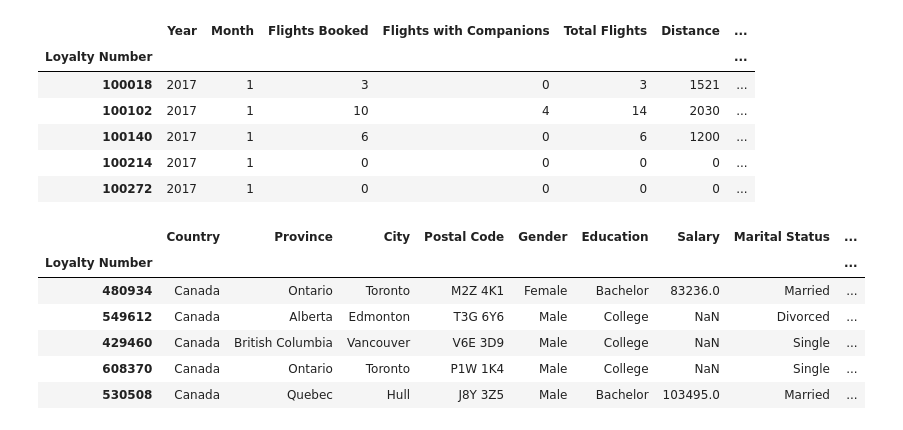
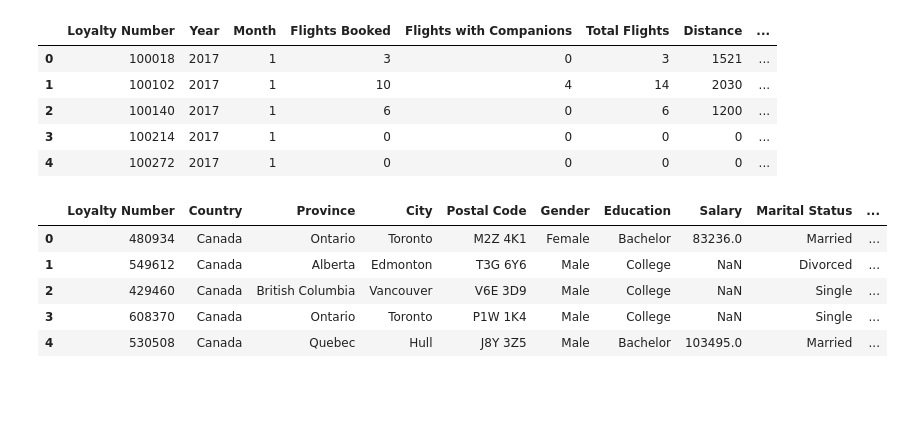
Before and after one commit to Adalab/bda-modulo-3-evaluacion-final-lucianayelicich, a Jupyter notebook: Fase 1 - Exploracion y limpieza/limpieza_datos.ipynb, the cells around one changed output. Cells and saved outputs as stored; diff of their text form; code cells hidden in the pictures; blank space fills up the shorter version.

```diff
--- a/Fase 1 - Exploracion y limpieza/limpieza_datos.ipynb
+++ b/Fase 1 - Exploracion y limpieza/limpieza_datos.ipynb
@@ -7,27 +12,25 @@ import pandas as pd
 pd.set_option("display.max_columns", None)
 # %%
 #cargamos los dataset
-df_vuelos = pd.read_csv("/Users/lucianayelicich/Desktop/Adalab/bda-modulo-3-evaluacion-final-lucianayelicich/Data/Customer Flight Activity.csv", index_col= 0)
+df_vuelos = pd.read_csv("/Users/lucianayelicich/Desktop/Adalab/bda-modulo-3-evaluacion-final-lucianayelicich/Data/Customer Flight Activity.csv")
 df_vuelos.head()
 # %% [output]
-|  | Year | Month | Flights Booked | Flights with Companions | Total Flights | Distance | ... |
-| Loyalty Number |  |  |  |  |  |  | ... |
-| 100018 | 2017 | 1 | 3 | 0 | 3 | 1521 | ... |
-| 100102 | 2017 | 1 | 10 | 4 | 14 | 2030 | ... |
-| 100140 | 2017 | 1 | 6 | 0 | 6 | 1200 | ... |
-| 100214 | 2017 | 1 | 0 | 0 | 0 | 0 | ... |
-| 100272 | 2017 | 1 | 0 | 0 | 0 | 0 | ... |
+|  | Loyalty Number | Year | Month | Flights Booked | Flights with Companions | Total Flights | Distance | ... |
+| 0 | 100018 | 2017 | 1 | 3 | 0 | 3 | 1521 | ... |
+| 1 | 100102 | 2017 | 1 | 10 | 4 | 14 | 2030 | ... |
+| 2 | 100140 | 2017 | 1 | 6 | 0 | 6 | 1200 | ... |
+| 3 | 100214 | 2017 | 1 | 0 | 0 | 0 | 0 | ... |
+| 4 | 100272 | 2017 | 1 | 0 | 0 | 0 | 0 | ... |
 # %%
-df_fidelidad = pd.read_csv("/Users/lucianayelicich/Desktop/Adalab/bda-modulo-3-evaluacion-final-lucianayelicich/Data/Customer Loyalty History.csv", index_col= 0)
+df_fidelidad = pd.read_csv("/Users/lucianayelicich/Desktop/Adalab/bda-modulo-3-evaluacion-final-lucianayelicich/Data/Customer Loyalty History.csv")
 df_fidelidad.head()
 # %% [output]
-|  | Country | Province | City | Postal Code | Gender | Education | Salary | Marital Status | ... |
-| Loyalty Number |  |  |  |  |  |  |  |  | ... |
-| 480934 | Canada | Ontario | Toronto | M2Z 4K1 | Female | Bachelor | 83236.0 | Married | ... |
-| 549612 | Canada | Alberta | Edmonton | T3G 6Y6 | Male | College | NaN | Divorced | ... |
-| 429460 | Canada | British Columbia | Vancouver | V6E 3D9 | Male | College | NaN | Single | ... |
-| 608370 | Canada | Ontario | Toronto | P1W 1K4 | Male | College | NaN | Single | ... |
-| 530508 | Canada | Quebec | Hull | J8Y 3Z5 | Male | Bachelor | 103495.0 | Married | ... |
+|  | Loyalty Number | Country | Province | City | Postal Code | Gender | Education | Salary | Marital Status | ... |
+| 0 | 480934 | Canada | Ontario | Toronto | M2Z 4K1 | Female | Bachelor | 83236.0 | Married | ... |
+| 1 | 549612 | Canada | Alberta | Edmonton | T3G 6Y6 | Male | College | NaN | Divorced | ... |
+| 2 | 429460 | Canada | British Columbia | Vancouver | V6E 3D9 | Male | College | NaN | Single | ... |
+| 3 | 608370 | Canada | Ontario | Toronto | P1W 1K4 | Male | College | NaN | Single | ... |
+| 4 | 530508 | Canada | Quebec | Hull | J8Y 3Z5 | Male | Bachelor | 103495.0 | Married | ... |
 # %%
 #verificamos la cantidad de filas y columnas de cada dataframe
 display(df_fidelidad.shape)
```
Also changed, not shown: parts of 28 cells of this notebook, 2 other files.
